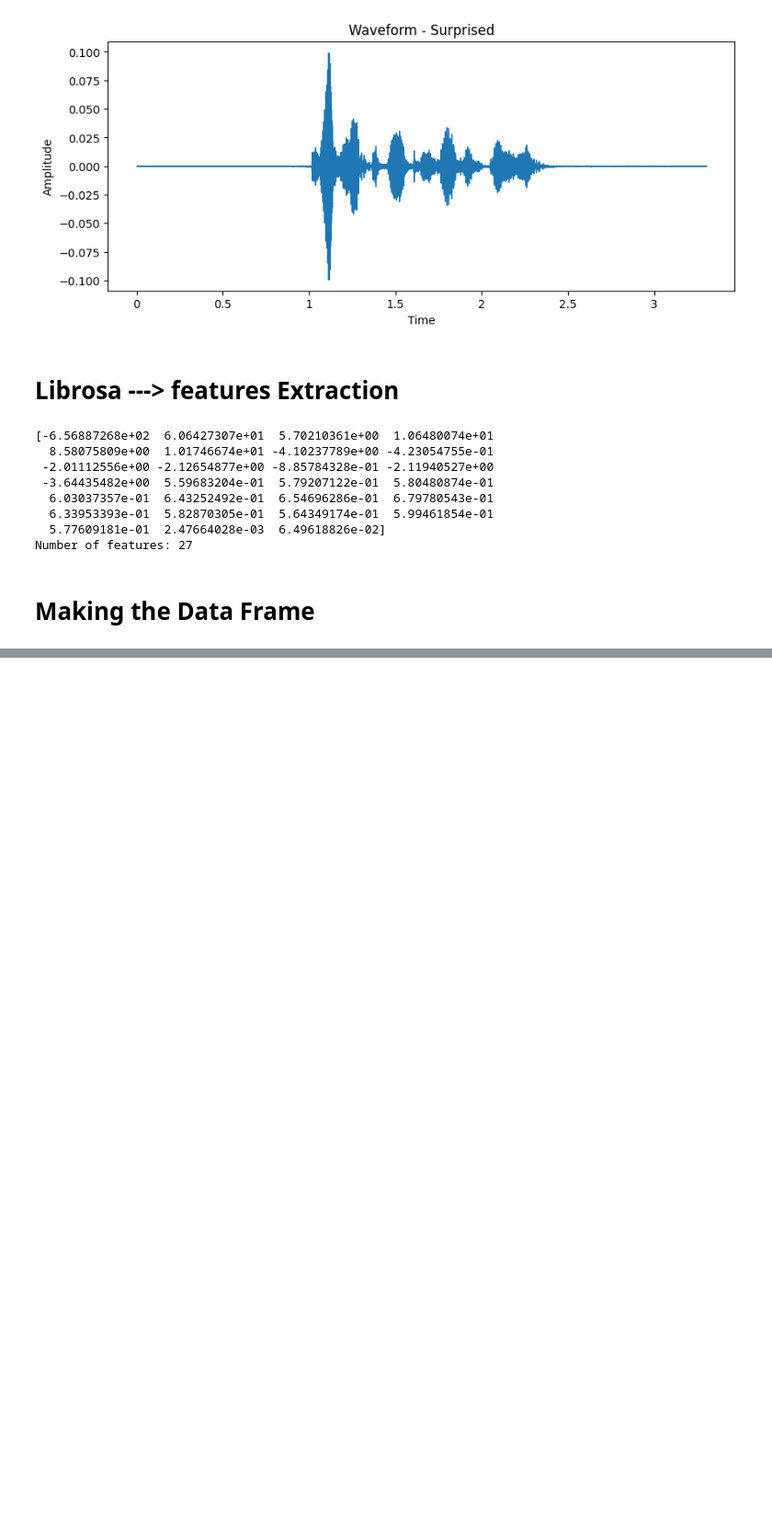
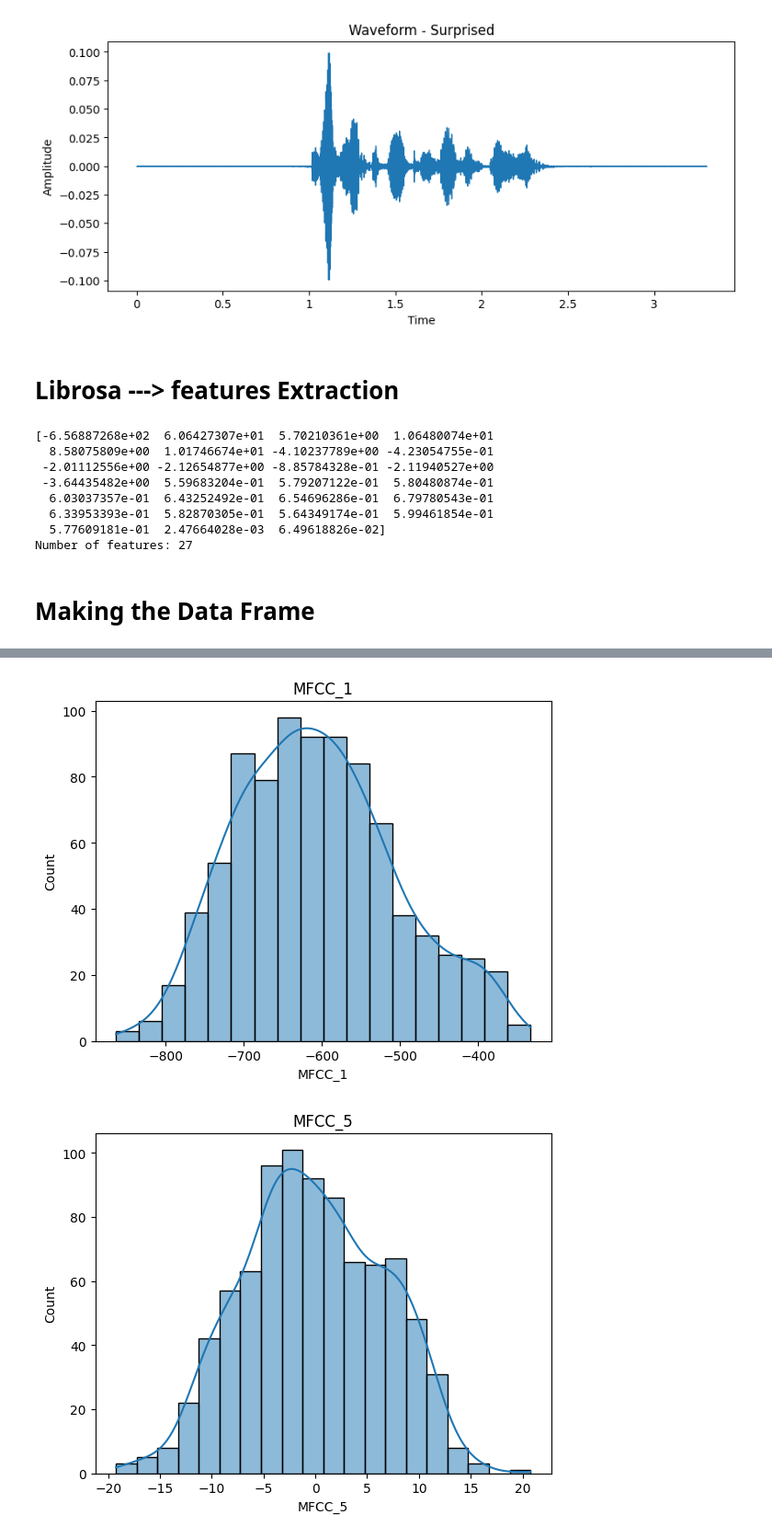
Before and after one commit to Syeda-RGB/ML-Series, a Jupyter notebook: 06_Speech_Emotion_Recognition/Speech_Emotion_Recognition.ipynb, the cells around one changed output, grey strips where cells are left out. Shown at 92% size. Drawn from its saved outputs; the diff is of its cells as text; code cells hidden in the pictures; blank space fills up the shorter version.

Commit message:
Complete EDA, data cleaning and preprocessing

```diff
--- a/06_Speech_Emotion_Recognition/Speech_Emotion_Recognition.ipynb
+++ b/06_Speech_Emotion_Recognition/Speech_Emotion_Recognition.ipynb
@@ -190,0 +207,14 @@ SyntaxError: invalid syntax (1989441830.py, line 1)
+# %%
+# Visualization
+#Histogram
+import seaborn as sns
+
+selected_features = ['MFCC_1', 'MFCC_5', 'Chroma_1', 'RMS', 'ZCR']
+
+for fea in selected_features:
+    sns.histplot(data=df, x=fea, kde=True)
+    plt.title(fea)
+    plt.show()
+# %% [output]
+[figure, added]
+[figure, added]
```
Also changed, not shown: parts of 35 cells of this notebook.
